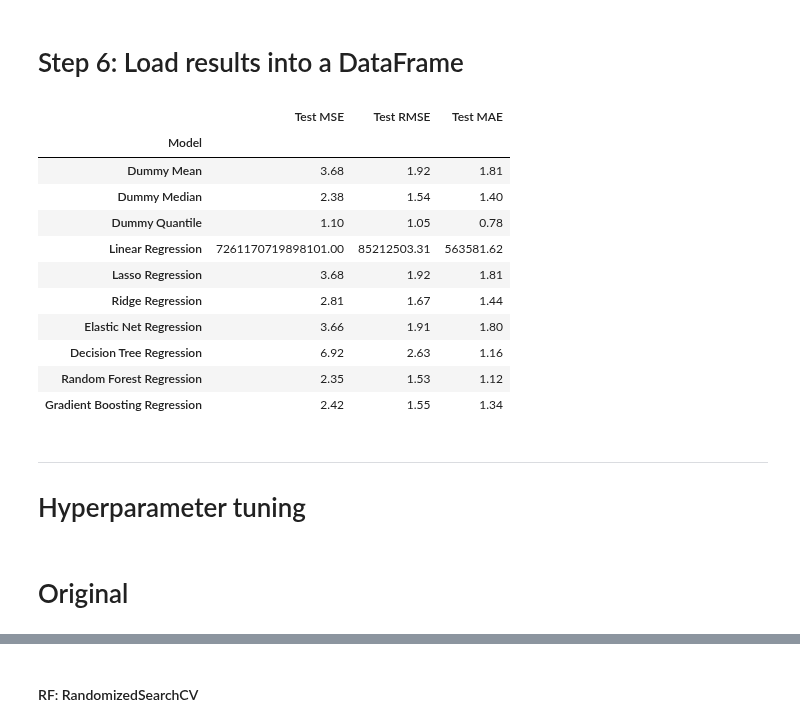
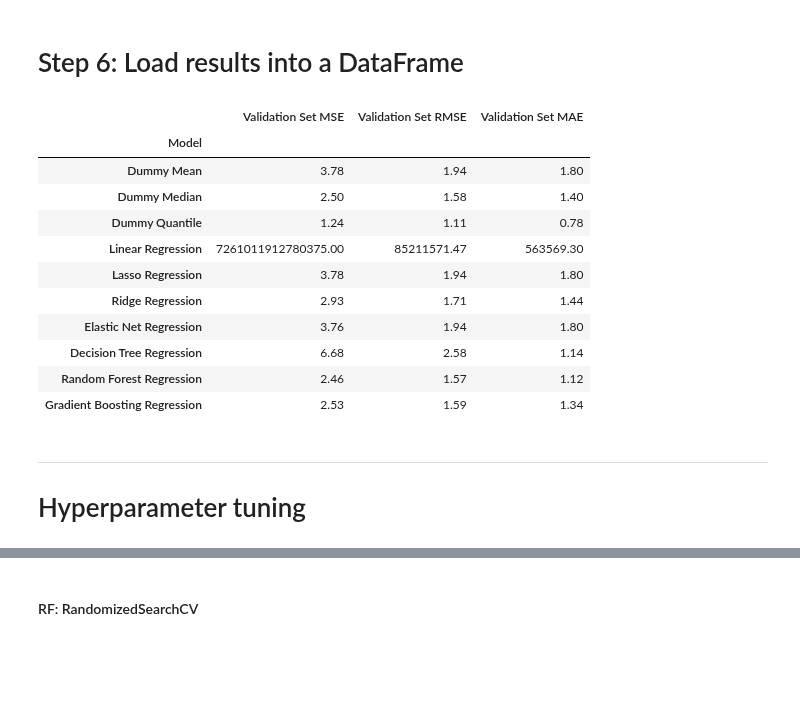
Before and after one commit to redgerly-umich/capstone_ff, a Jupyter notebook: SupervisedModel/Model_Arch_Eval_With_Hyperparameter.ipynb, the cells around one changed output, grey strips where cells are left out. Saved outputs shown, nothing was run; the diff lists cells and outputs as text; code cells hidden in the pictures; blank space fills up the shorter version.

Commit message:
Removed unused code blocks + test WMAE on list of models.

```diff
--- a/SupervisedModel/Model_Arch_Eval_With_Hyperparameter.ipynb
+++ b/SupervisedModel/Model_Arch_Eval_With_Hyperparameter.ipynb
@@ -103,31 +75,42 @@ for model_name, model in models.items():
+# %%
+val_results = []
+for model_name, model in models.items():
+    model.fit(X_train_std, y_train)
+    predictions_val = model.predict(X_val_std)
+
+    mse_val = mean_squared_error(y_val, predictions_val)
+    rmse_test = np.sqrt(mse_val)
+    mae_val = mean_absolute_error(y_val, predictions_val)
+
+    val_results.append([model_name, mse_val, rmse_test, mae_val])
 # %% [markdown]
 
 # Step 6: Load results into a DataFrame
 # %%
 def bold_below_threshold(val):
     if val <= 1.41:
         return 'font-weight: bold'
     else:
         return ''
 
-test_metrics_df = pd.DataFrame(
-    test_results,
-    columns=['Model', 'Test MSE', 'Test RMSE', 'Test MAE']
+val_metrics_df = pd.DataFrame(
+    val_results,
+    columns=['Model', 'Validation Set MSE', 'Validation Set RMSE', 'Validation Set MAE']
 )
-test_metrics_df.set_index('Model').style.format(precision=2).applymap(bold_below_threshold)
+val_metrics_df.set_index('Model').style.format(precision=2).applymap(bold_below_threshold)
 # Not as good as Dummy Quantile, but superior to Dummy Median.
 # Almost in between the two.
 # MAEs much closer to Quantile vs. MSEs.
 # %% [output]
-|  | Test MSE | Test RMSE | Test MAE |
+|  | Validation Set MSE | Validation Set RMSE | Validation Set MAE |
 | Model |  |  |  |
-| Dummy Mean | 3.68 | 1.92 | 1.81 |
-| Dummy Median | 2.38 | 1.54 | 1.40 |
-| Dummy Quantile | 1.10 | 1.05 | 0.78 |
-| Linear Regression | 7261170719898101.00 | 85212503.31 | 563581.62 |
-| Lasso Regression | 3.68 | 1.92 | 1.81 |
-| Ridge Regression | 2.81 | 1.67 | 1.44 |
-| Elastic Net Regression | 3.66 | 1.91 | 1.80 |
-| Decision Tree Regression | 6.92 | 2.63 | 1.16 |
-| Random Forest Regression | 2.35 | 1.53 | 1.12 |
-| Gradient Boosting Regression | 2.42 | 1.55 | 1.34 |
+| Dummy Mean | 3.78 | 1.94 | 1.80 |
+| Dummy Median | 2.50 | 1.58 | 1.40 |
+| Dummy Quantile | 1.24 | 1.11 | 0.78 |
+| Linear Regression | 7261011912780375.00 | 85211571.47 | 563569.30 |
+| Lasso Regression | 3.78 | 1.94 | 1.80 |
+| Ridge Regression | 2.93 | 1.71 | 1.44 |
+| Elastic Net Regression | 3.76 | 1.94 | 1.80 |
+| Decision Tree Regression | 6.68 | 2.58 | 1.14 |
+| Random Forest Regression | 2.46 | 1.57 | 1.12 |
+| Gradient Boosting Regression | 2.53 | 1.59 | 1.34 |
@@ -171,6 +118,3 @@ test_metrics_df.set_index('Model').style.format(precision=2).applymap(bold_below
 
 ___
 # Hyperparameter tuning
-# %% [markdown]
-
-# Original
```
Also changed, not shown: parts of 38 cells of this notebook.
